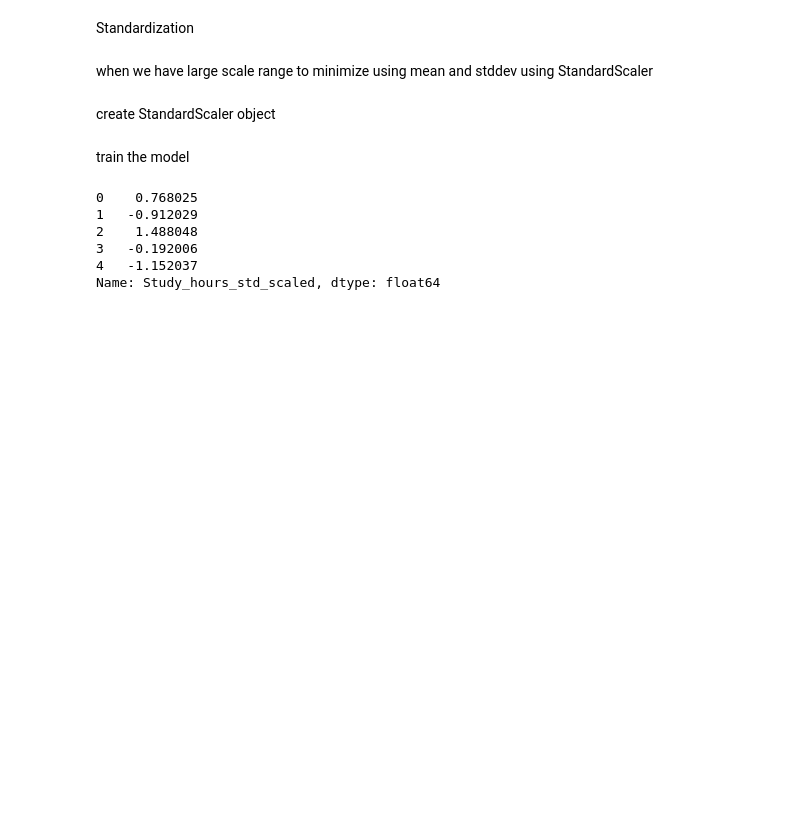
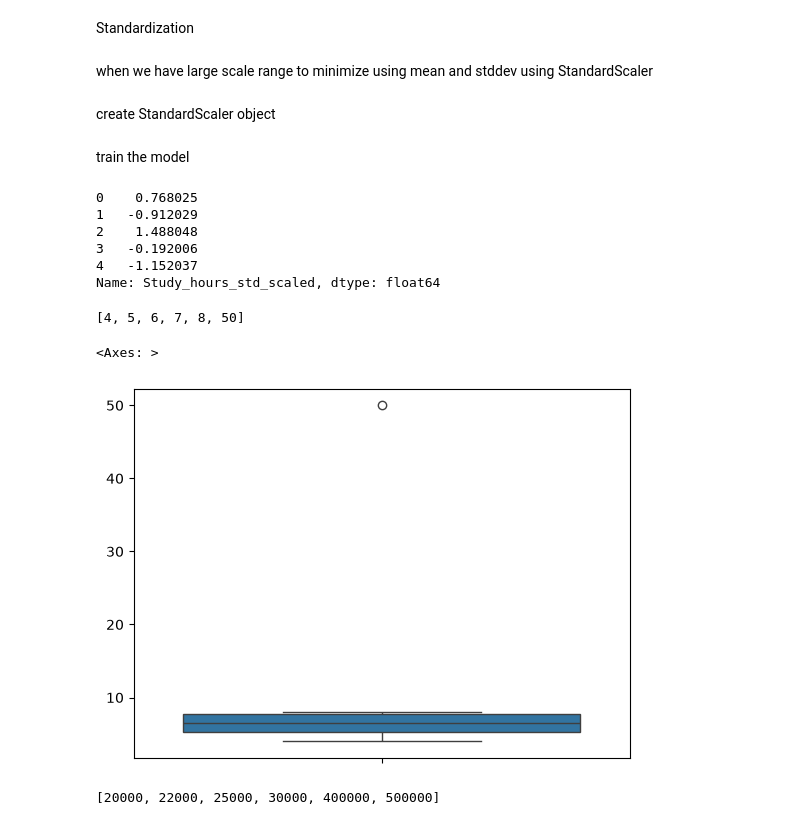
Before and after one commit to KeerthanaVelliyangiri/Data-Analytics-Portfolio, a Jupyter notebook: Python/ML_practice/linearregprac.ipynb, the cells around one changed output. Drawn from its saved outputs; the diff is of its cells as text; code cells hidden in the pictures; blank space fills up the shorter version.

```diff
--- a/Python/ML_practice/linearregprac.ipynb
+++ b/Python/ML_practice/linearregprac.ipynb
@@ -193,3 +195,18 @@ df["Study_hours_std_scaled"]
 3   -0.192006
 4   -1.152037
 Name: Study_hours_std_scaled, dtype: float64
+# %%
+std_hrs=[4,5,6,7,8,50]
+std_hrs
+# %% [output]
+[4, 5, 6, 7, 8, 50]
+# %%
+sb.boxplot(std_hrs)
+# %% [output]
+<Axes: >
+[figure, added]
+# %%
+income=[20000,22000,25000,30000,400000,500000]
+income
+# %% [output]
+[20000, 22000, 25000, 30000, 400000, 500000]
```
Also changed, not shown: parts of 7 cells of this notebook, 8 other files.
